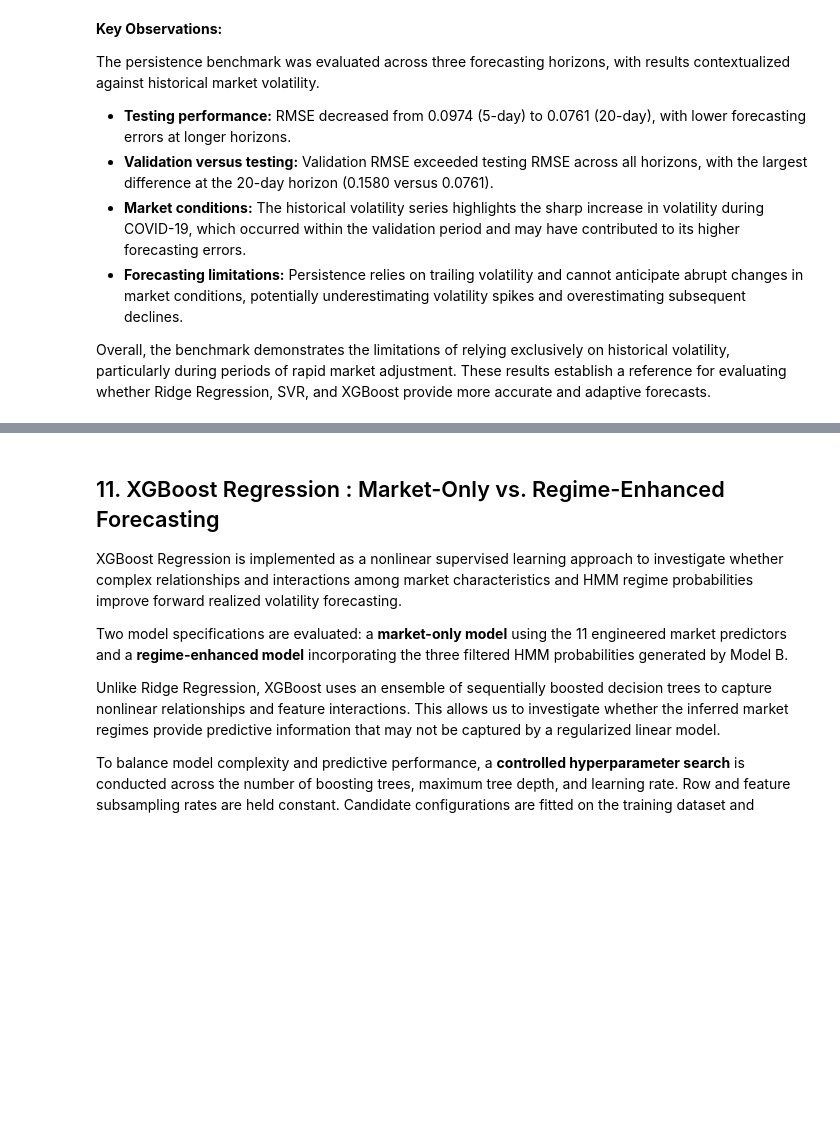
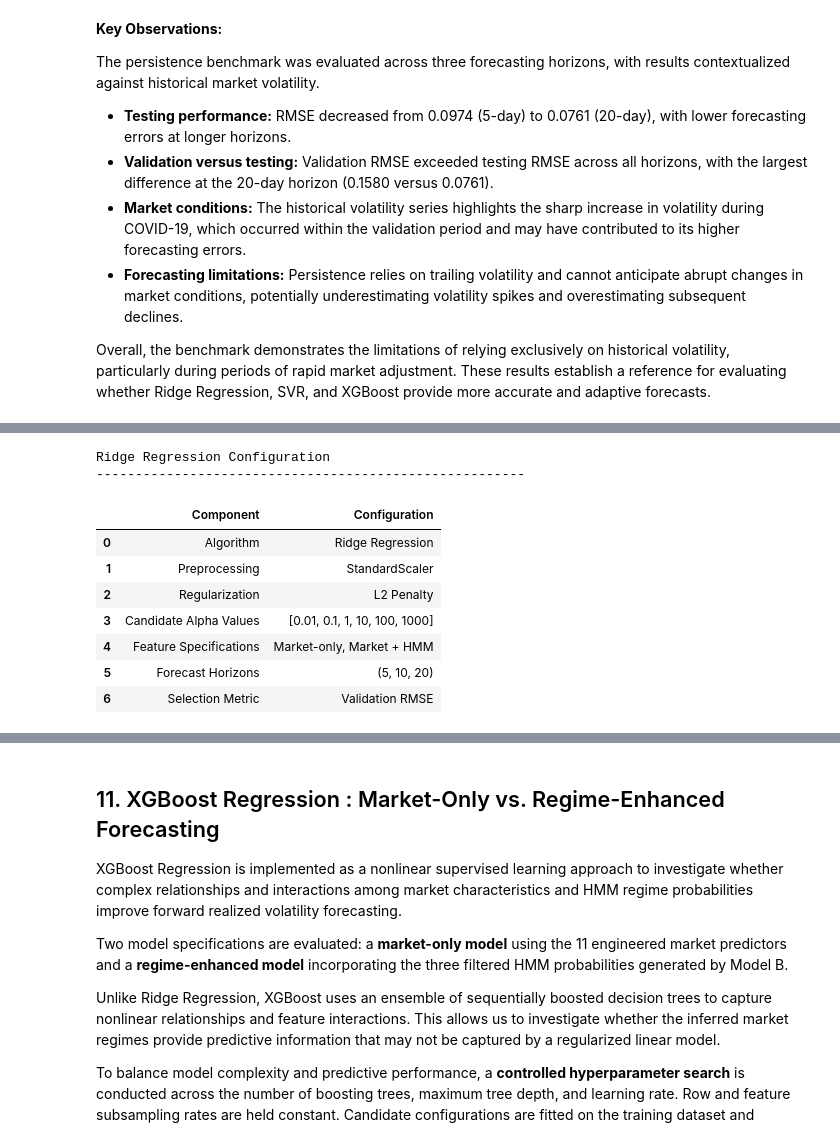
Before and after one commit to LR-Lemon/Milestone-II, a Jupyter notebook: notebooks/02_model_a_volatility_forecasting.ipynb, the cells around one changed output, grey strips where cells are left out. Saved outputs shown, nothing was run; the diff lists cells and outputs as text; code cells hidden in the pictures; blank space fills up the shorter version.

```diff
--- a/notebooks/02_model_a_volatility_forecasting.ipynb
+++ b/notebooks/02_model_a_volatility_forecasting.ipynb
@@ -2804,0 +2187,59 @@ plt.show()
+# %%
+# --------------------------------------------------
+# 6.1 Define Ridge Regression and Model Specifications
+# --------------------------------------------------
+
+# Candidate regularization strengths
+RIDGE_ALPHA_GRID = [0.01, 0.1, 1, 10, 100, 1000]
+
+# Construct a Ridge Regression pipeline
+def build_ridge_model(alpha):
+
+    return Pipeline([
+        ("scaler", StandardScaler()),
+        ("ridge", Ridge(alpha=alpha))
+    ])
+
+# Initialize storage for model development
+ridge_tuning_records = []
+ridge_models = {}
+ridge_predictions = {}
+ridge_results = []
+
+# Display Ridge configuration
+ridge_configuration = pd.DataFrame({
+    "Component": [
+        "Algorithm",
+        "Preprocessing",
+        "Regularization",
+        "Candidate Alpha Values",
+        "Feature Specifications",
+        "Forecast Horizons",
+        "Selection Metric"
+    ],
+    "Configuration": [
+        "Ridge Regression",
+        "StandardScaler",
+        "L2 Penalty",
+        str(RIDGE_ALPHA_GRID),
+        ", ".join(feature_sets.keys()),
+        str(HORIZONS),
+        "Validation RMSE"
+    ]
+})
+
+print("Ridge Regression Configuration")
+print("-" * 55)
+
+display(ridge_configuration)
+# %% [output]
+Ridge Regression Configuration
+-------------------------------------------------------
+|  | Component | Configuration |
+| 0 | Algorithm | Ridge Regression |
+| 1 | Preprocessing | StandardScaler |
+| 2 | Regularization | L2 Penalty |
+| 3 | Candidate Alpha Values | [0.01, 0.1, 1, 10, 100, 1000] |
+| 4 | Feature Specifications | Market-only, Market + HMM |
+| 5 | Forecast Horizons | (5, 10, 20) |
+| 6 | Selection Metric | Validation RMSE |
```
Also changed, not shown: parts of 42 cells of this notebook.
